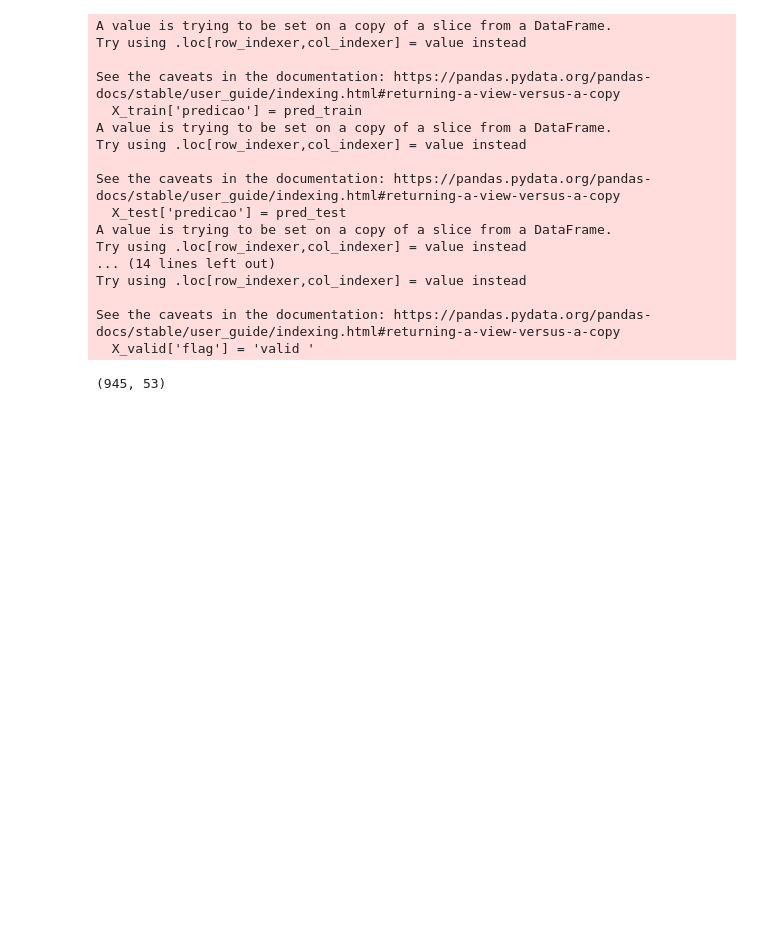
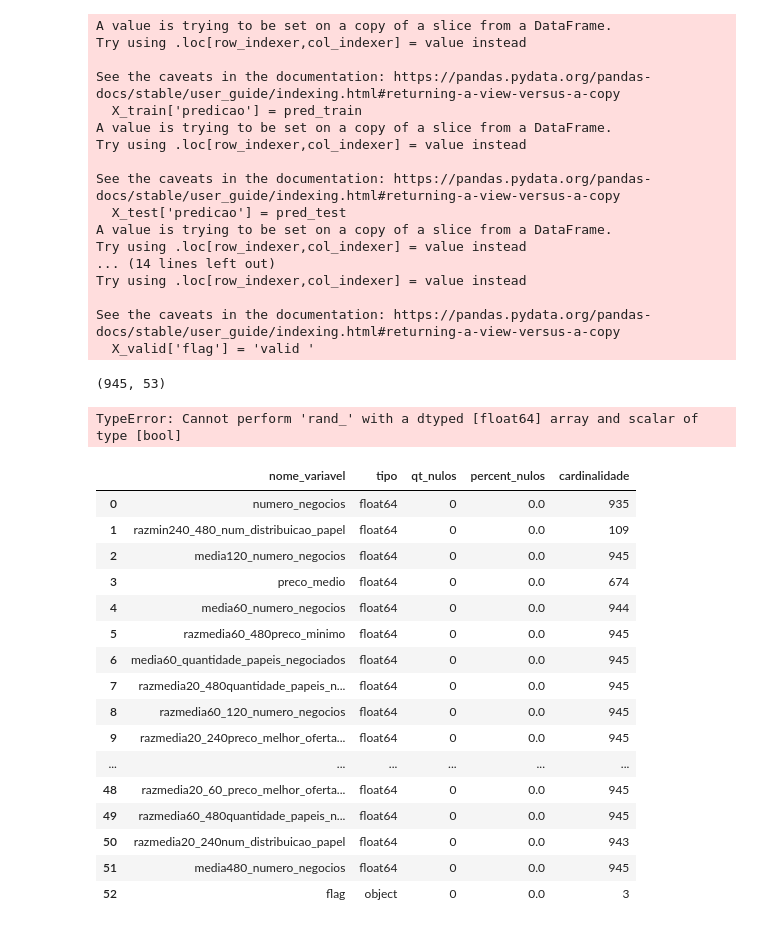
Before and after one commit to MatheusHenriqueDaSilva/data_science, a Jupyter notebook: pro_acoes_2.ipynb, the cells around one changed output. Cells and saved outputs as stored; diff of their text form; code cells hidden in the pictures; blank space fills up the shorter version.

```diff
--- a/pro_acoes_2.ipynb
+++ b/pro_acoes_2.ipynb
@@ -447,3 +436,55 @@ abt_final.to_csv('abt_final.csv', index=False)
 abt_final.shape
 # %% [output]
 (945, 53)
+# %%
+X_train.columns
+from sklearn import metrics
+
+X_valid = data_validacao[selected_features_charge]
+Y_valid = data_validacao['target']
+
+metrics_fim = pd.DataFrame({})
+for fx_est in abt_final['num_distribuicao_papel'].unique():
+  for categoria in abt_final['flag'].unique():
+
+    X_training = abt_final[abt_final['flag'] == categoria & abt_final['num_distribuicao_papel'] == ft_est][selected_features_charge]
+    Y_training = abt_final[abt_final['flag'] == categoria & abt_final['num_distribuicao_papel'] == ft_est]['target']
+    pred = modelo_final_charge.predict(X_training)
+
+    metrics_df = pd.DataFrame({
+      'Conjunto': [categoria],
+      'média_real': [Y_training.mean()],
+      'média_predita': [pred.mean()],
+      'r2': [metrics.r2_score(Y_training, pred)],
+      'MAE': [metrics.mean_absolute_error(Y_training, pred)],
+      'MSE': [metrics.mean_squared_error(Y_training, pred)],
+      'RMSE': [np.sqrt(metrics.mean_squared_error(Y_training, pred))],
+      'MAPE': [metrics.mean_absolute_percentage_error(Y_training, pred)]
+      })
+    metrics_fim =  pd.concat([metrics_fim,metrics_df], axis = 0)
+metrics_fim
+# %% [output]
+TypeError: Cannot perform 'rand_' with a dtyped [float64] array and scalar of type [bool]
+# %%
+
+
+abt_final.head()
+generate_metadata(abt_final)
+# %% [output]
+|  | nome_variavel | tipo | qt_nulos | percent_nulos | cardinalidade |
+| 0 | numero_negocios | float64 | 0 | 0.0 | 935 |
+| 1 | razmin240_480_num_distribuicao_papel | float64 | 0 | 0.0 | 109 |
+| 2 | media120_numero_negocios | float64 | 0 | 0.0 | 945 |
+| 3 | preco_medio | float64 | 0 | 0.0 | 674 |
+| 4 | media60_numero_negocios | float64 | 0 | 0.0 | 944 |
+| 5 | razmedia60_480preco_minimo | float64 | 0 | 0.0 | 945 |
+| 6 | media60_quantidade_papeis_negociados | float64 | 0 | 0.0 | 945 |
+| 7 | razmedia20_480quantidade_papeis_n... | float64 | 0 | 0.0 | 945 |
+| 8 | razmedia60_120_numero_negocios | float64 | 0 | 0.0 | 945 |
+| 9 | razmedia20_240preco_melhor_oferta... | float64 | 0 | 0.0 | 945 |
+| ... | ... | ... | ... | ... | ... |
+| 48 | razmedia20_60_preco_melhor_oferta... | float64 | 0 | 0.0 | 945 |
+| 49 | razmedia60_480quantidade_papeis_n... | float64 | 0 | 0.0 | 945 |
+| 50 | razmedia20_240num_distribuicao_papel | float64 | 0 | 0.0 | 943 |
+| 51 | media480_numero_negocios | float64 | 0 | 0.0 | 945 |
+| 52 | flag | object | 0 | 0.0 | 3 |
```
Also changed, not shown: parts of 5 cells of this notebook.
